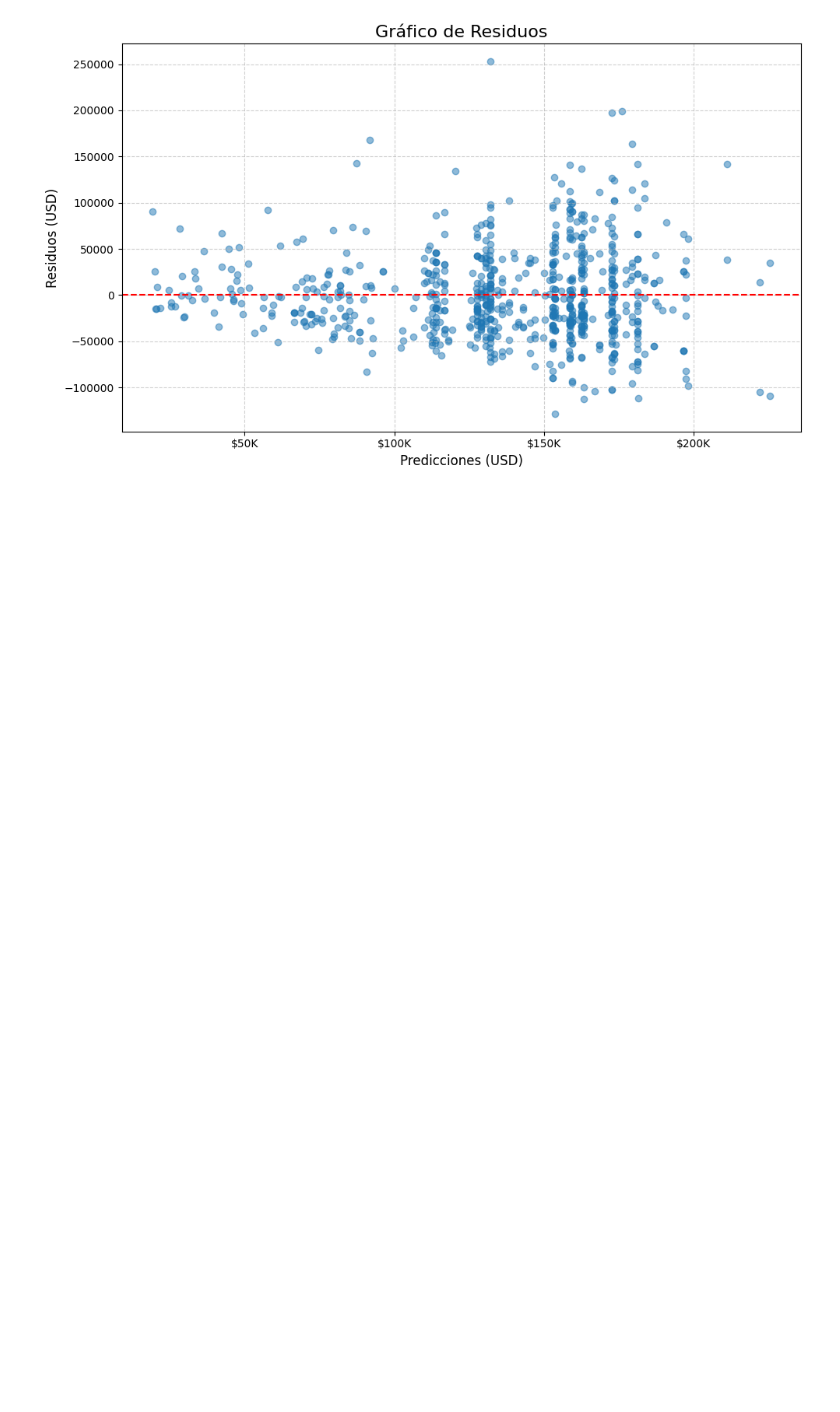
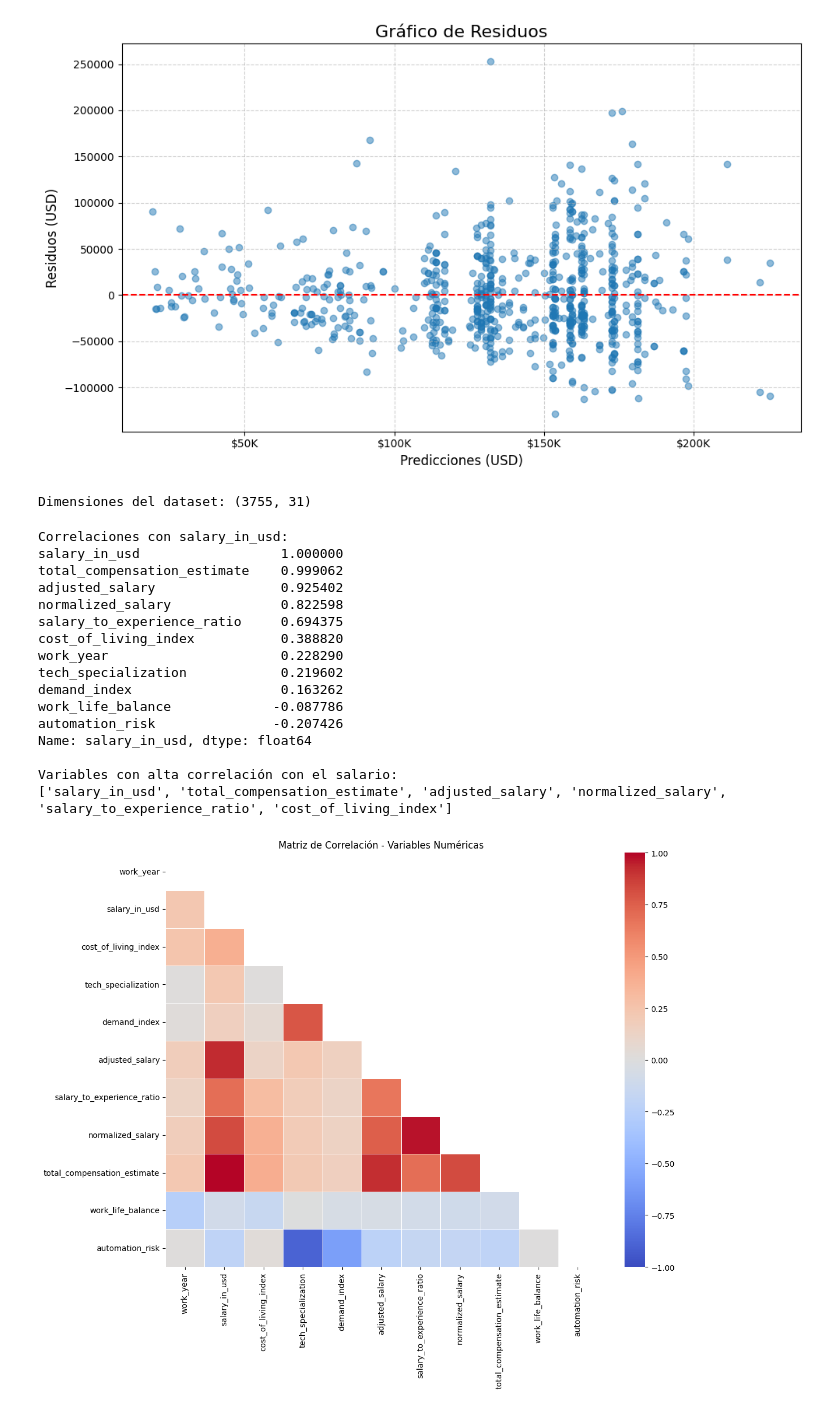
Before and after one commit to Jotis86/Data-Salaries, a Jupyter notebook: notebooks/machine_learning.ipynb, the cells around one changed output. Cells and saved outputs as stored; diff of their text form; code cells hidden in the pictures; blank space fills up the shorter version.

```diff
--- a/notebooks/machine_learning.ipynb
+++ b/notebooks/machine_learning.ipynb
@@ -326,0 +338,71 @@ plt.show()
+# %%
+# Cargar el dataset limpio
+df = pd.read_csv('clean_salary_data.csv')
+print("Dimensiones del dataset:", df.shape)
+# %% [output]
+Dimensiones del dataset: (3755, 31)
+# %%
+# 1. ANÁLISIS DE CORRELACIÓN Y SELECCIÓN DE VARIABLES
+# Eliminar columnas que no serán útiles para el modelo
+columns_to_drop = [
+    'job_title',  # Usaremos job_category que es más general
+    'tech_stack',  # Texto descriptivo, difícil de utilizar directamente
+    'salary_bracket',  # Derivada directamente del target
+    'salary_competitiveness',  # Basada en el target
+]
+
+# Crear dataset para modelado con solo columnas numéricas para análisis de correlación
+numeric_df = df.select_dtypes(include=['int64', 'float64'])
+correlation = numeric_df.corr()['salary_in_usd'].sort_values(ascending=False)
+
+print("\nCorrelaciones con salary_in_usd:")
+print(correlation)
+
+# Identificar variables altamente correlacionadas entre sí (multicolinealidad)
+plt.figure(figsize=(12, 10))
+correlation_matrix = numeric_df.corr()
+mask = np.triu(np.ones_like(correlation_matrix, dtype=bool))
+sns.heatmap(correlation_matrix, mask=mask, annot=False, cmap='coolwarm',
+            linewidths=0.5, vmin=-1, vmax=1)
+plt.title('Matriz de Correlación - Variables Numéricas')
+plt.tight_layout()
+plt.savefig("correlation_matrix.png", dpi=300)
+
+# Identificar variables con alta correlación con el target
+high_corr_features = correlation[abs(correlation) > 0.3].index.tolist()
+print("\nVariables con alta correlación con el salario:")
+print(high_corr_features)
+
+# Variables a mantener basadas en análisis
+model_df = df.drop(columns=columns_to_drop)
+
+# Separar variable objetivo (target) y predictores
+X = model_df.drop(columns=['salary_in_usd'])
+y = model_df['salary_in_usd']
+
+# Identificar tipos de columnas
+categorical_cols = X.select_dtypes(include=['object', 'category', 'bool']).columns.tolist()
+numerical_cols = X.select_dtypes(include=['int64', 'float64']).columns.tolist()
+
+# División en conjuntos de entrenamiento y prueba
+X_train, X_test, y_train, y_test = train_test_split(
+    X, y, test_size=0.2, random_state=42
+)
+# %% [output]
+Correlaciones con salary_in_usd:
+salary_in_usd                  1.000000
+total_compensation_estimate    0.999062
+adjusted_salary                0.925402
+normalized_salary              0.822598
+salary_to_experience_ratio     0.694375
+cost_of_living_index           0.388820
+work_year                      0.228290
+tech_specialization            0.219602
+demand_index                   0.163262
+work_life_balance             -0.087786
+automation_risk               -0.207426
+Name: salary_in_usd, dtype: float64
+
+Variables con alta correlación con el salario:
+['salary_in_usd', 'total_compensation_estimate', 'adjusted_salary', 'normalized_salary', 'salary_to_experience_ratio', 'cost_of_living_index']
+[figure, added]
```
Also changed, not shown: parts of 8 cells of this notebook.
